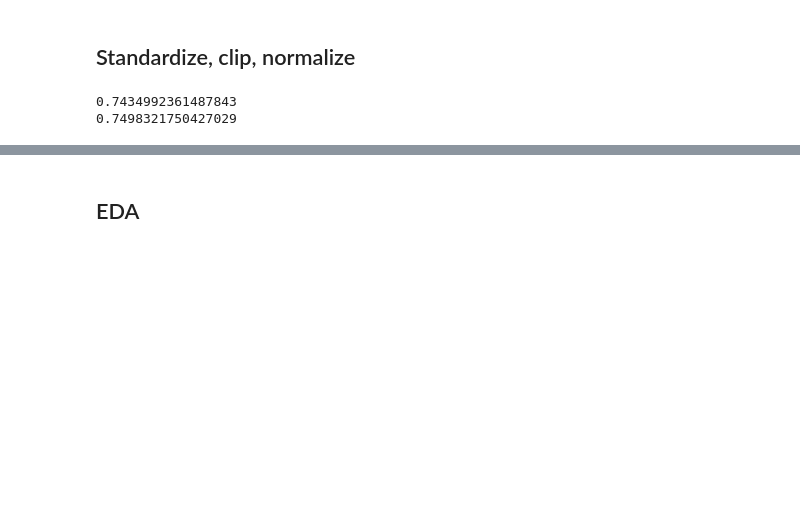
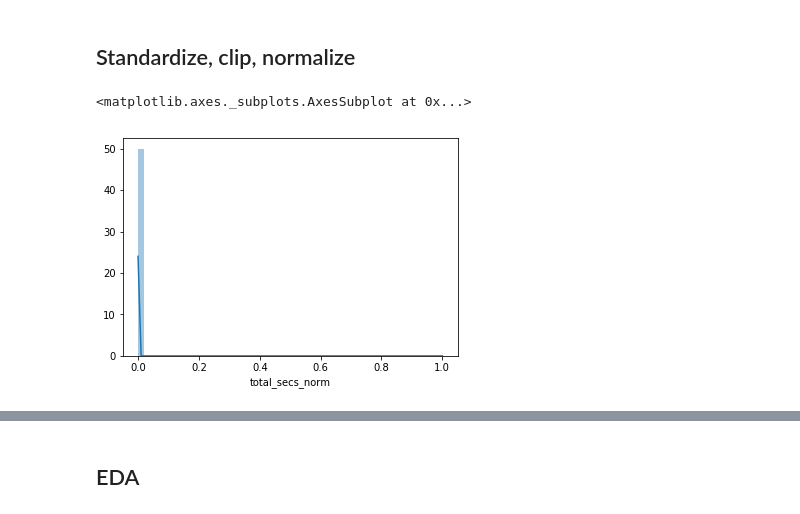
Before and after one commit to adamribaudo/ds5500-capstone, a Jupyter notebook: Preprocess/User_Log_Transform.ipynb, the cells around one changed output, grey strips where cells are left out. Saved outputs shown, nothing was run; the diff lists cells and outputs as text; code cells hidden in the pictures; blank space fills up the shorter version.

```diff
--- a/Preprocess/User_Log_Transform.ipynb
+++ b/Preprocess/User_Log_Transform.ipynb
@@ -145,8 +118,10 @@ user_logs = user_logs[~user_logs["msno"].isin(msno_diff)]
+# %%
+user_logs = pd.read_csv(INPUT_PATH + "X_{}_user_logs.csv".format(split),usecols=[1,2,3,4,5,6,7,8,9])
+# %%
+# Fix negative entries
+for col in ["num_25", "num_50", "num_75", "num_985", "num_100", "num_unq", "total_secs"]:
+    user_logs.loc[user_logs[col] < 0,col] = 0
 # %%
-# Clip with min=0 to remove invalid counts
-for col in ["num_25", "num_50", "num_75", "num_985", "num_100", "num_unq", "total_secs"]:
-    user_logs[col] =  np.clip(user_logs[col].values.reshape(-1,1), a_min=0,a_max=user_logs[col].values.reshape(-1,1).max())
-
 user_logs.loc[:,["date"]]=pd.to_datetime(user_logs.date).dt.date
 user_logs["week"] = pd.to_datetime(user_logs['date']).dt.to_period('W')
 user_logs_group = user_logs.drop(["date"],axis=1)
@@ -160,21 +135,17 @@ std_scaler = preprocessing.StandardScaler()
 max_scaler = preprocessing.MinMaxScaler()
 
 for col in ["num_25", "num_50", "num_75", "num_985", "num_100", "num_unq", "total_secs"]:
-    count_clip = np.clip(user_logs_week[col].values.reshape(-1,1), a_min=0,a_max=user_logs_week[col].values.reshape(-1,1).max())
-    col_log = np.log(count_clip +.0001)
-    col_std = std_scaler.fit_transform(col_log)
-    col_clip = np.clip(col_std, a_min=col_std.min(),a_max=2)
+    col_std = std_scaler.fit_transform(user_logs_week[col].values.reshape(-1,1))
+    min_num = col_std.min()
+    max_num = 2 * col_std.std()
+    col_clip = np.clip(col_std, a_min=min_num,a_max=max_num)
     col_norm = max_scaler.fit_transform(col_clip)
     user_logs_week[col + "_norm"] = col_norm
-# %%
-user_logs_labeled = user_logs_week.merge(right=y, how="left", on="msno")
-churn_len = len(user_logs_labeled[user_logs_labeled.is_churn == 1])
-no_churn_len = len(user_logs_labeled[user_logs_labeled.is_churn == 0])
-print(user_logs_labeled[user_logs_labeled.is_churn == 1].num_100_norm.sum() / churn_len)
-print(user_logs_labeled[user_logs_labeled.is_churn == 0].num_100_norm.sum() / no_churn_len)
-# %% [output]
-0.7434992361487843
-0.7498321750427029
+# %%
+sns.distplot(user_logs_week.total_secs_norm)
+# %% [output]
+<matplotlib.axes._subplots.AxesSubplot at 0x...>
+[figure, added]
 # %%
 user_logs_week = user_logs_week.drop(["num_25", "num_50", "num_75", "num_985", "num_100", "num_unq", "total_secs"], axis=1)
 # %%
```
Also changed, not shown: parts of 26 cells of this notebook, 7 other files.
